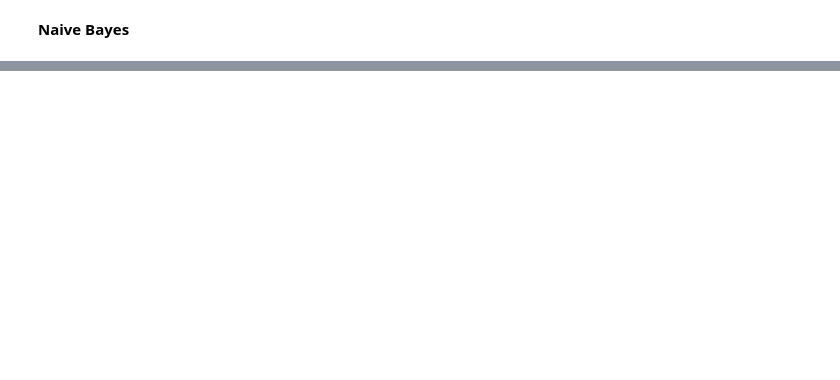
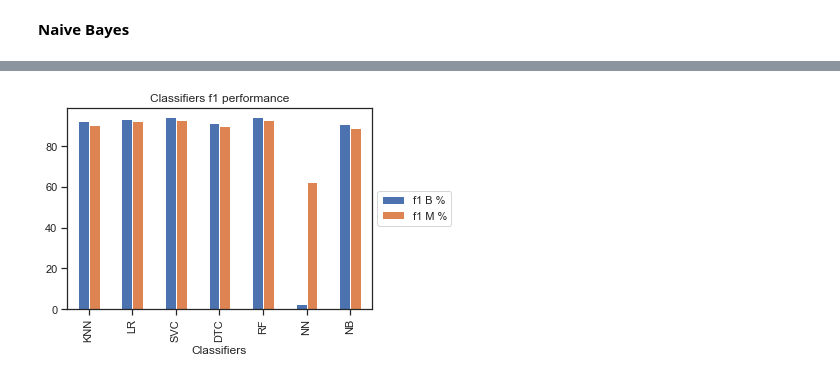
Before and after one commit to RobVergano/PDA22-Project-2, a Jupyter notebook: PDA22 Project 2.ipynb, the cells around one changed output, grey strips where cells are left out. Cells and saved outputs as stored; diff of their text form; code cells hidden in the pictures; blank space fills up the shorter version.

```diff
--- a/PDA22 Project 2.ipynb
+++ b/PDA22 Project 2.ipynb
@@ -569,5 +605,0 @@ array([100.        ,  90.90909091])
-# %%
-# Random forest f1
-
-rf_f1 = (f1_score(y_test, y_pred_test, average=None))*100
-rf_f1
@@ -785,0 +905,22 @@ plt.tight_layout()
+# %%
+f1_comp = [knn_f1, lr_f1, svc_f1, dtc_f1, rf_f1, nn_f1, nb_f1]
+
+fzero = []
+fone = []
+
+for i in f1_comp:
+    f0 = i.item(0)
+    f1 = i.item(1)
+    fzero.append(f0)
+    fone.append(f1)
+
+e = np.array(fzero)
+f = np.array(fone)
+
+f1_data = {"Classifiers":["KNN","LR","SVC","DTC","RF","NN","NB"],
+            "f1 B %":e,
+            "f1 M %":f
+       }
+
+f1df = np.round(pd.DataFrame(data=f1_data),2)
+f1df
@@ -785,0 +936,10 @@ plt.tight_layout()
+# %%
+# plotting graph
+sns.set(style="ticks")
+f1df.plot(x="Classifiers", y=["f1 B %", "f1 M %"], kind="bar")
+plt.title("Classifiers f1 performance")
+plt.legend(loc='center left', bbox_to_anchor=(1, 0.5))
+plt.grid(False)
+plt.tight_layout()
+# %% [output]
+[figure, added]
```
Also changed, not shown: parts of 87 cells of this notebook.
